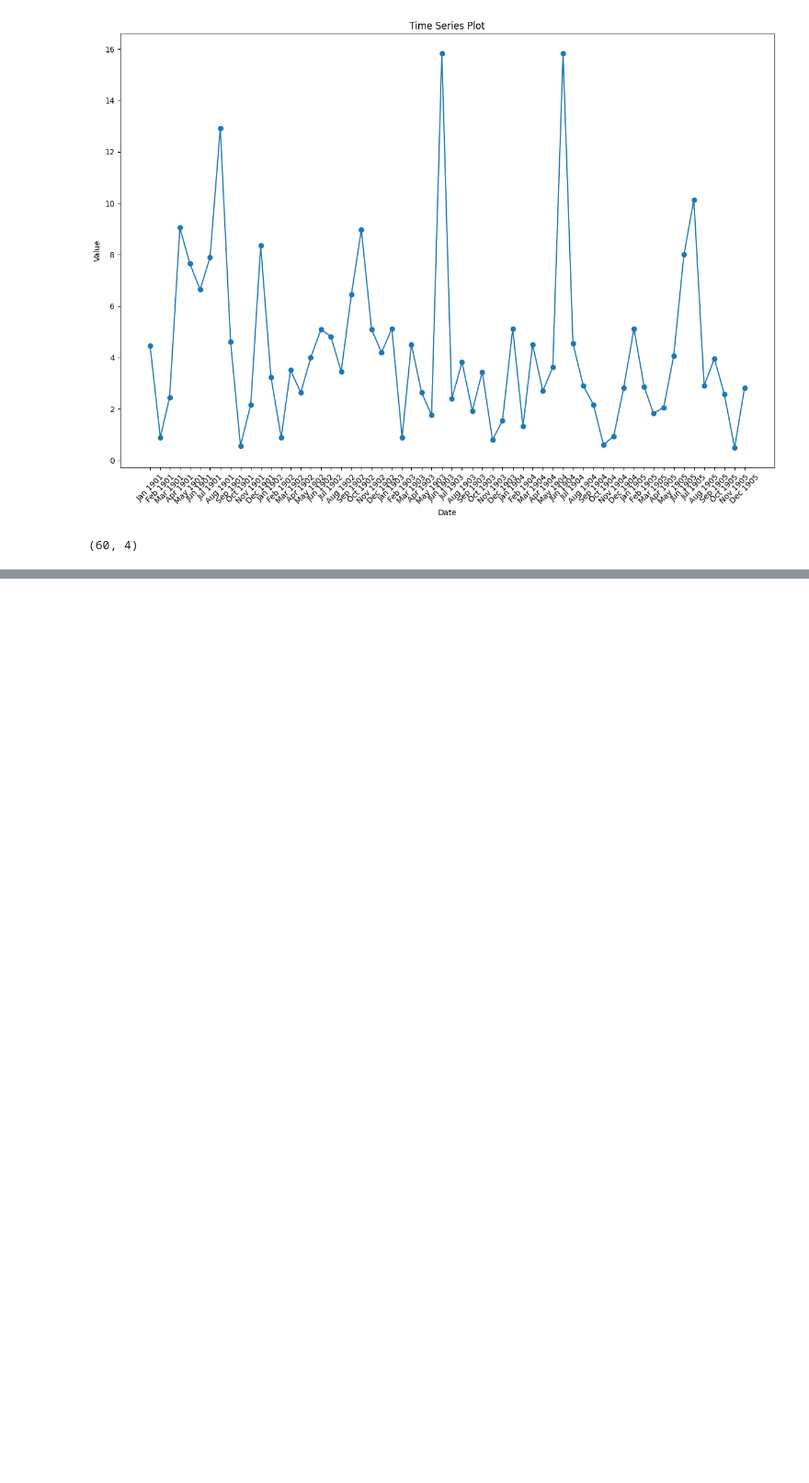
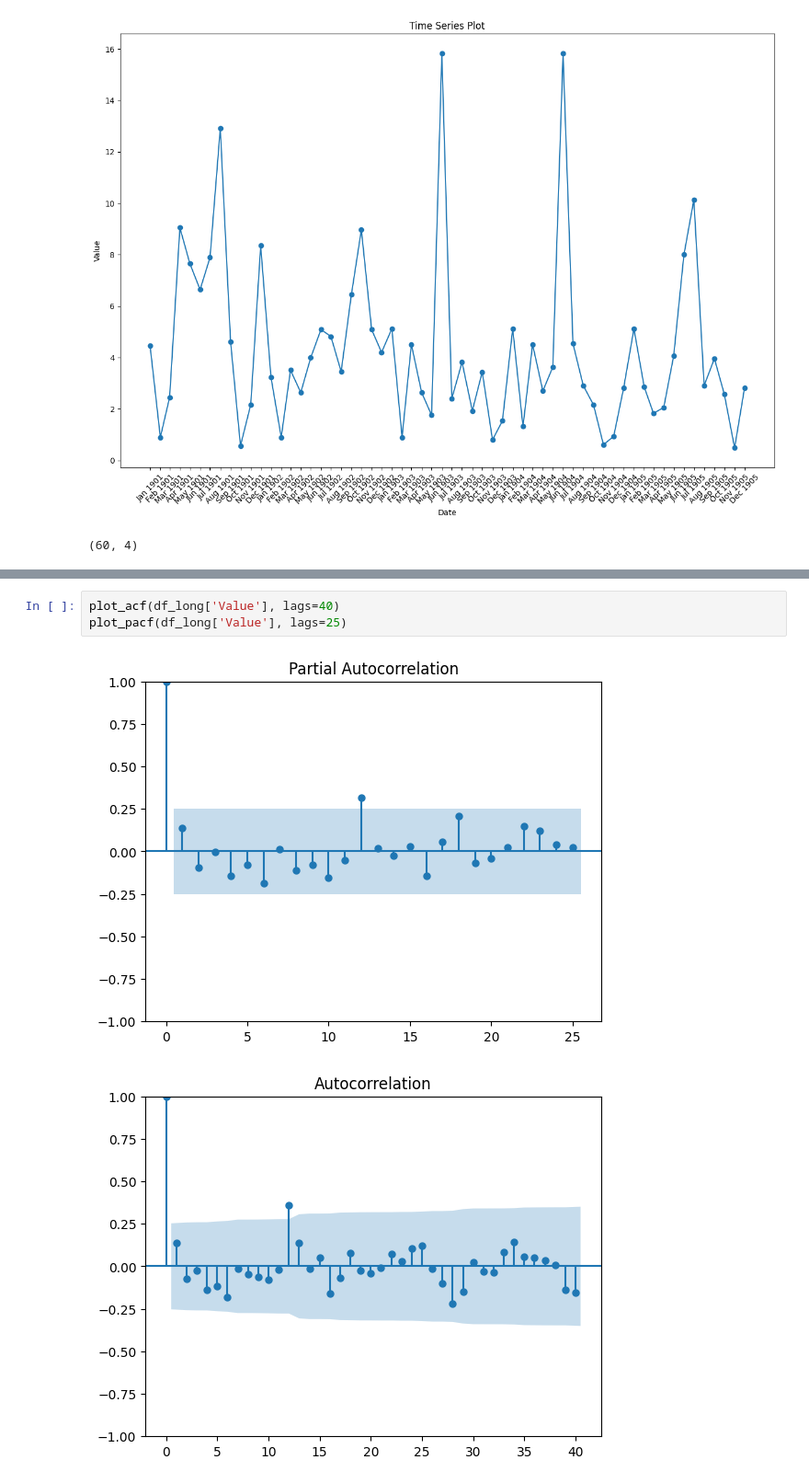
Before and after one commit to phipyao/ds4002-project-2, a Jupyter notebook: SCRIPTS/code.ipynb, the cells around one changed output, grey strips where cells are left out. Shown: that part at 92% size. Drawn from its saved outputs; the diff is of its cells as text; blank space fills up the shorter version.

Commit message:
Added stationarity test, acf, and pacf plots

```diff
--- a/SCRIPTS/code.ipynb
+++ b/SCRIPTS/code.ipynb
@@ -243,0 +252,6 @@ df_long.shape
+# %%
+plot_acf(df_long['Value'], lags=40)
+plot_pacf(df_long['Value'], lags=25)
+# %% [output]
+[figure, added]
+[figure, added]
```
Also changed, not shown: parts of 3 cells of this notebook.
